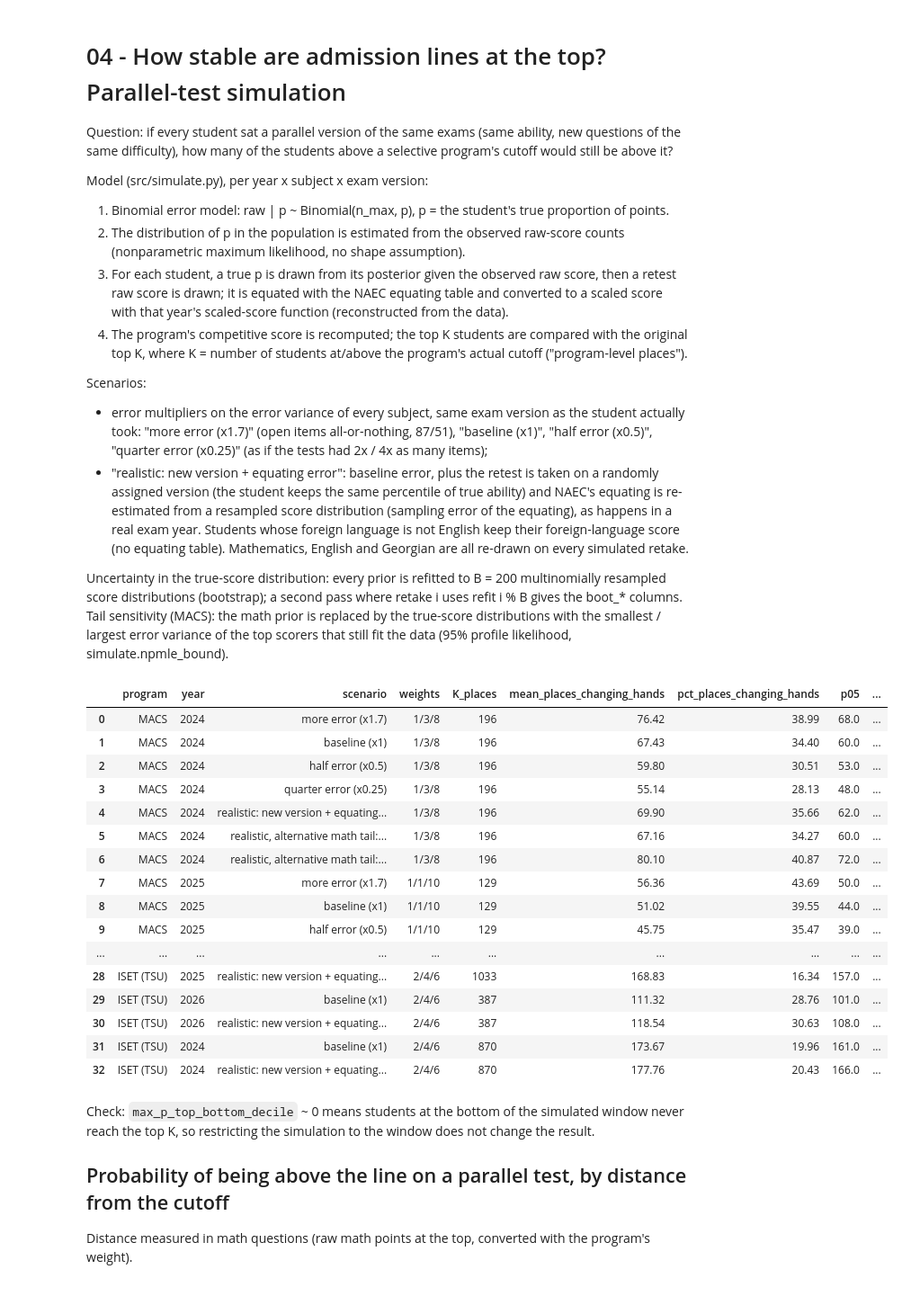
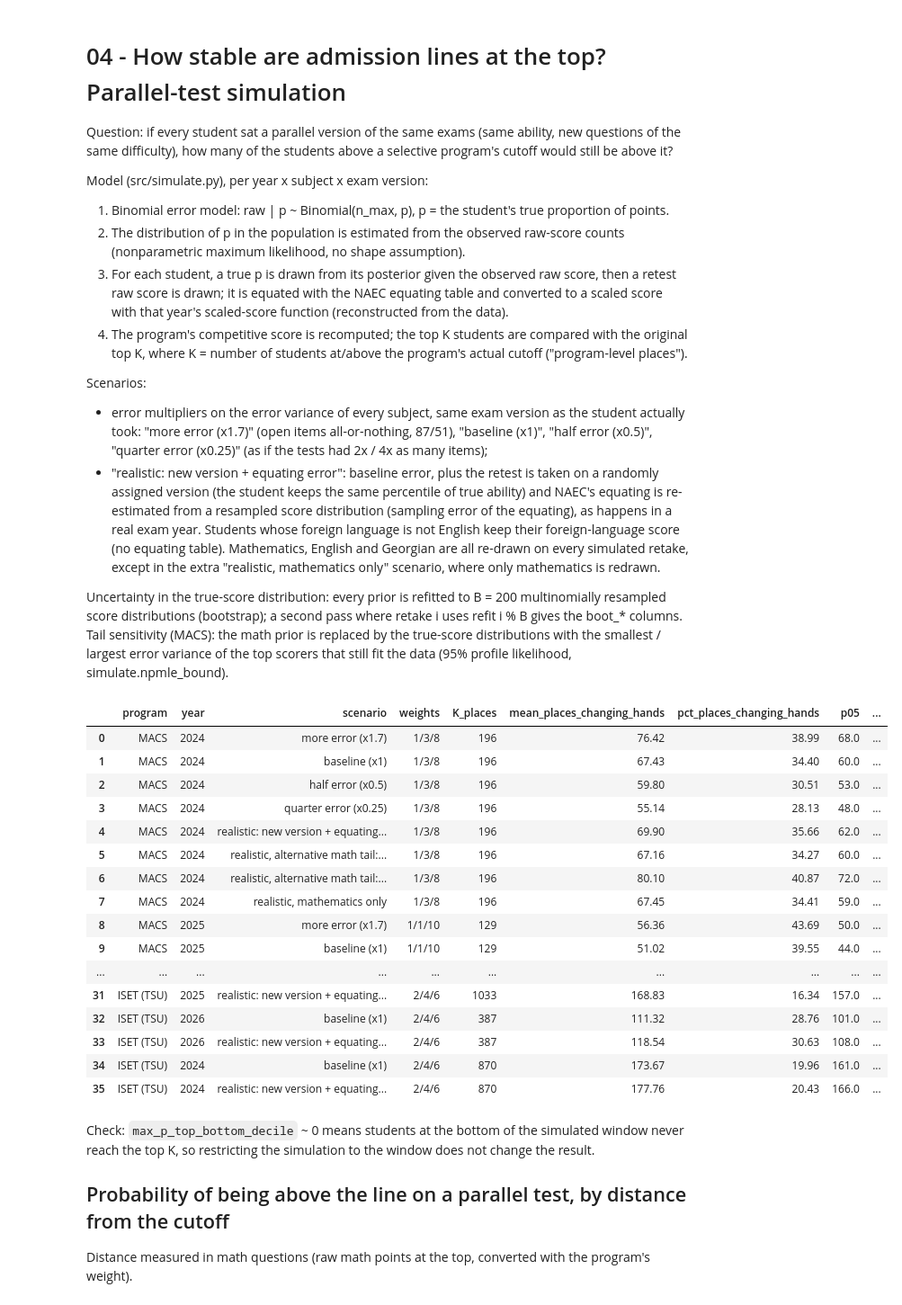
Before and after one commit to Nika533/une-ceiling-effect, a Jupyter notebook: notebooks/04_stability.ipynb, the cells around one changed output. Shown at 90% size. Saved outputs shown, nothing was run; the diff lists cells and outputs as text; code cells hidden in the pictures.

```diff
--- a/notebooks/04_stability.ipynb
+++ b/notebooks/04_stability.ipynb
@@ -22,7 +22,8 @@ Scenarios:
   version (the student keeps the same percentile of true ability) and NAEC's equating is re-estimated from a
   resampled score distribution (sampling error of the equating), as happens in a real exam year.
 Students whose foreign language is not English keep their foreign-language score (no equating table).
-Mathematics, English and Georgian are all re-drawn on every simulated retake.
+Mathematics, English and Georgian are all re-drawn on every simulated retake, except in the extra
+"realistic, mathematics only" scenario, where only mathematics is redrawn.
 
 Uncertainty in the true-score distribution: every prior is refitted to B = 200 multinomially resampled
 score distributions (bootstrap); a second pass where retake i uses refit i % B gives the boot_* columns.
@@ -50,8 +51,10 @@ if oldiset is not None and (oldiset.year == 2024).any():
 SCEN = {"more error (x1.7)": (51 / 87, False, False, "npmle"), "baseline (x1)": (1.0, False, False, "npmle"),
         "half error (x0.5)": (2.0, False, False, "npmle"), "quarter error (x0.25)": (4.0, False, False, "npmle"),
         "realistic: new version + equating error": (1.0, True, True, "npmle"),
-        "realistic, alternative math tail: less error at the top": (1.0, True, True, "fav"),
-        "realistic, alternative math tail: more error at the top": (1.0, True, True, "unf")}
+        "realistic, alternative math tail: true scores closer to the maximum": (1.0, True, True, "fav"),
+        "realistic, alternative math tail: true scores further below the maximum": (1.0, True, True, "unf"),
+        "realistic, mathematics only": (1.0, True, True, "npmle")}
+MATH_ONLY = {"realistic, mathematics only"}  # only MATH is redrawn; GEO and FL keep their scaled scores
 MAIN_SCEN = list(SCEN)[:5]
 FULL_SCEN_FOR = {"MACS"}  # other programs: baseline + realistic only
 R = 1000  # simulated retakes per scenario
@@ -59,15 +62,16 @@ B = 200  # bootstrap refits of every true-score prior; retake i uses refit i % B
 
 
 def prior_bounds(S, year):
-    """Alternative math true-score priors with the smallest / largest error variance of the top scorers that
-    still fit the data (profile-likelihood bounds, see simulate.npmle_bound), and their fit at the top."""
+    """Alternative math true-score priors at the profile-likelihood bounds of the top scorers' binomial error
+    variance (simulate.npmle_bound): lowering it moves the fitted true scores toward the maximum, raising it
+    moves them further below. Also reports each prior's fit at the top."""
     fav, unf, rows = {}, {}, []
     for v, m in S.items():
         if v == "__cache__":
             continue
         c, w, n = m["counts"], m["w"], m["n"]
         h = top_functional(n, w, "error")
-        for name, sign, store in [("NPMLE", 0, None), ("less error at the top", 1, fav), ("more error at the top", -1, unf)]:
+        for name, sign, store in [("NPMLE", 0, None), ("true scores closer to the maximum", 1, fav), ("true scores further below the maximum", -1, unf)]:
             wb, drop = (w, 0.0) if sign == 0 else (lambda r: (r[0], r[1]["loglik_drop"]))(npmle_bound(c, w, h, sign))
             if store is not None:
                 store[v] = wb
@@ -137,20 +141,21 @@ def run(label, year, code, rng, rng_x):
     orig_top = (pop.comp >= cut).values
     rows, per = [], []
 
-    def sim(L, switch, eqerr, prior, rng):
+    def sim(L, switch, eqerr, prior, rng, math_only=False):
         stay = np.zeros(len(pop))
         changed = []
         for i in range(R):
             new = {}
             for s, col in [("MATH", "MATH"), ("ENG", "FL"), ("GEO", "GEO")]:
                 sc = pop[col].values.copy()
-                ok = pop[f"{s}_raw"].notna().values & pop[f"{s}_ver"].isin(list(models[s])).values
-                if s == "ENG":
-                    ok &= pop.is_eng.values
-                d = equating_delta(models[s], rng) if eqerr else None
-                M = {"npmle": models[s], "boot": boot[s][i % B]}.get(prior, bounds.get(prior) if s == "MATH" else models[s])
-                e = retest_equated(pop[f"{s}_raw"].values[ok], pop[f"{s}_ver"].values[ok], M, L, switch, d, rng)
-                sc[ok] = np.interp(e, g[s].index.values, g[s].values)
+                if not (math_only and s != "MATH"):
+                    ok = pop[f"{s}_raw"].notna().values & pop[f"{s}_ver"].isin(list(models[s])).values
+                    if s == "ENG":
+                        ok &= pop.is_eng.values
+                    d = equating_delta(models[s], rng) if eqerr else None
+                    M = {"npmle": models[s], "boot": boot[s][i % B]}.get(prior, bounds.get(prior) if s == "MATH" else models[s])
+                    e = retest_equated(pop[f"{s}_raw"].values[ok], pop[f"{s}_ver"].values[ok], M, L, switch, d, rng)
+                    sc[ok] = np.interp(e, g[s].index.values, g[s].values)
                 new[col] = sc
             comp = w[0] * new["GEO"] + w[1] * new["FL"] + w[2] * new["MATH"] + rng.random(len(pop)) * 1e-6
             top = np.zeros(len(pop), bool)
@@ -163,9 +168,11 @@ def run(label, year, code, rng, rng_x):
         if label not in FULL_SCEN_FOR and name not in ("baseline (x1)", "realistic: new version + equating error"):
             continue
         # main scenarios: point estimates with the fitted prior (rng, as before); the bootstrap pass (rng_x)
-        # adds the uncertainty of the estimated true-score distribution to the 90% range
-        changed, p_top = sim(L, switch, eqerr, prior, rng if prior == "npmle" else rng_x)
-        cb = sim(L, switch, eqerr, "boot", rng_x)[0] if prior == "npmle" else changed
+        # adds the uncertainty of the estimated true-score distribution to the 90% range. The math-only
+        # scenario uses rng_m for both passes so it cannot perturb any existing result.
+        math_only = name in MATH_ONLY
+        changed, p_top = sim(L, switch, eqerr, prior, rng_m if math_only else (rng if prior == "npmle" else rng_x), math_only)
+        cb = sim(L, switch, eqerr, "boot", rng_m if math_only else rng_x, math_only)[0] if prior == "npmle" else changed
         rows.append({"program": label, "year": year, "scenario": name, "weights": "/".join(f"{x:g}" for x in w),
                      "admitted_math_route": len(a), "cutoff": cut, "K_places": K, "one_math_question": pt,
                      "mean_places_changing_hands": changed.mean(), "pct_places_changing_hands": 100 * changed.mean() / K,
@@ -181,38 +188,39 @@ def run(label, year, code, rng, rng_x):
 # %%
 rng = np.random.default_rng(2026)
 rng_x = np.random.default_rng(7)  # bootstrap and tail passes; keeps rng identical to the main runs
+rng_m = np.random.default_rng(11)  # math-only scenario only; no shared draws with rng / rng_x
 results, per_student = [], []
 for label, year, code in PROGRAMS:
     rws, per = run(label, year, code, rng, rng_x)
     results += rws
     per_student += per
 res = pd.DataFrame(results)
 res.to_csv(OUT / "t04_stability_summary.csv", index=False)
 ps = pd.concat(per_student)
 fits = pd.concat([YEAR[y][4] for y in sorted(YEAR)])
 fits.to_csv(OUT / "t04_npmle_fit_checks.csv", index=False)
 tail = pd.DataFrame([r for y in sorted(YEAR) for r in YEAR[y][7]])
 tail.to_csv(OUT / "t04_tail_bounds.csv", index=False)
 res[["program", "year", "scenario", "weights", "K_places", "mean_places_changing_hands", "pct_places_changing_hands",
      "p05", "p95", "max_p_top_bottom_decile"]].round(2)
 # %% [output]
 |  | program | year | scenario | weights | K_places | mean_places_changing_hands | pct_places_changing_hands | p05 | ... |
 | 0 | MACS | 2024 | more error (x1.7) | 1/3/8 | 196 | 76.42 | 38.99 | 68.0 | ... |
 | 1 | MACS | 2024 | baseline (x1) | 1/3/8 | 196 | 67.43 | 34.40 | 60.0 | ... |
 | 2 | MACS | 2024 | half error (x0.5) | 1/3/8 | 196 | 59.80 | 30.51 | 53.0 | ... |
 | 3 | MACS | 2024 | quarter error (x0.25) | 1/3/8 | 196 | 55.14 | 28.13 | 48.0 | ... |
 | 4 | MACS | 2024 | realistic: new version + equating... | 1/3/8 | 196 | 69.90 | 35.66 | 62.0 | ... |
 | 5 | MACS | 2024 | realistic, alternative math tail:... | 1/3/8 | 196 | 67.16 | 34.27 | 60.0 | ... |
 | 6 | MACS | 2024 | realistic, alternative math tail:... | 1/3/8 | 196 | 80.10 | 40.87 | 72.0 | ... |
-| 7 | MACS | 2025 | more error (x1.7) | 1/1/10 | 129 | 56.36 | 43.69 | 50.0 | ... |
-| 8 | MACS | 2025 | baseline (x1) | 1/1/10 | 129 | 51.02 | 39.55 | 44.0 | ... |
-| 9 | MACS | 2025 | half error (x0.5) | 1/1/10 | 129 | 45.75 | 35.47 | 39.0 | ... |
+| 7 | MACS | 2024 | realistic, mathematics only | 1/3/8 | 196 | 67.45 | 34.41 | 59.0 | ... |
+| 8 | MACS | 2025 | more error (x1.7) | 1/1/10 | 129 | 56.36 | 43.69 | 50.0 | ... |
+| 9 | MACS | 2025 | baseline (x1) | 1/1/10 | 129 | 51.02 | 39.55 | 44.0 | ... |
 | ... | ... | ... | ... | ... | ... | ... | ... | ... | ... |
-| 28 | ISET (TSU) | 2025 | realistic: new version + equating... | 2/4/6 | 1033 | 168.83 | 16.34 | 157.0 | ... |
-| 29 | ISET (TSU) | 2026 | baseline (x1) | 2/4/6 | 387 | 111.32 | 28.76 | 101.0 | ... |
-| 30 | ISET (TSU) | 2026 | realistic: new version + equating... | 2/4/6 | 387 | 118.54 | 30.63 | 108.0 | ... |
-| 31 | ISET (TSU) | 2024 | baseline (x1) | 2/4/6 | 870 | 173.67 | 19.96 | 161.0 | ... |
-| 32 | ISET (TSU) | 2024 | realistic: new version + equating... | 2/4/6 | 870 | 177.76 | 20.43 | 166.0 | ... |
+| 31 | ISET (TSU) | 2025 | realistic: new version + equating... | 2/4/6 | 1033 | 168.83 | 16.34 | 157.0 | ... |
+| 32 | ISET (TSU) | 2026 | baseline (x1) | 2/4/6 | 387 | 111.32 | 28.76 | 101.0 | ... |
+| 33 | ISET (TSU) | 2026 | realistic: new version + equating... | 2/4/6 | 387 | 118.54 | 30.63 | 108.0 | ... |
+| 34 | ISET (TSU) | 2024 | baseline (x1) | 2/4/6 | 870 | 173.67 | 19.96 | 161.0 | ... |
+| 35 | ISET (TSU) | 2024 | realistic: new version + equating... | 2/4/6 | 870 | 177.76 | 20.43 | 166.0 | ... |
 # %% [markdown]
 Check: `max_p_top_bottom_decile` ~ 0 means students at the bottom of the simulated window never reach the
 top K, so restricting the simulation to the window does not change the result.
```
Also changed, not shown: 6 other files.
